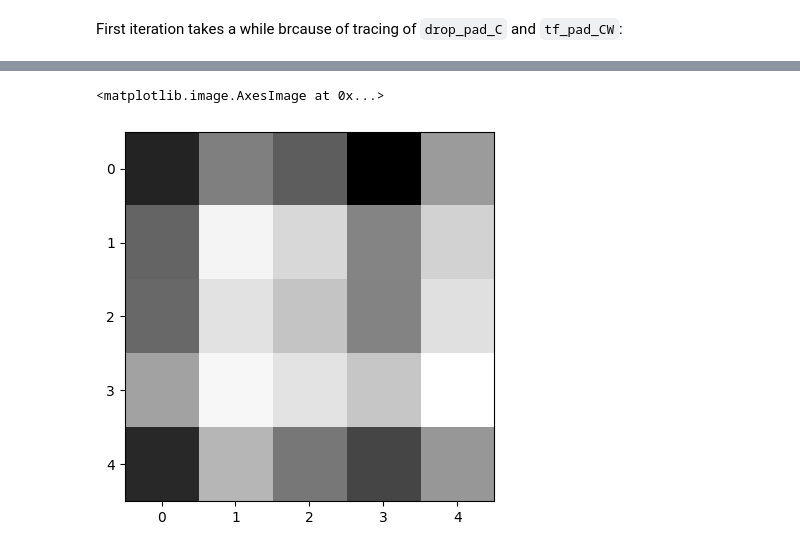
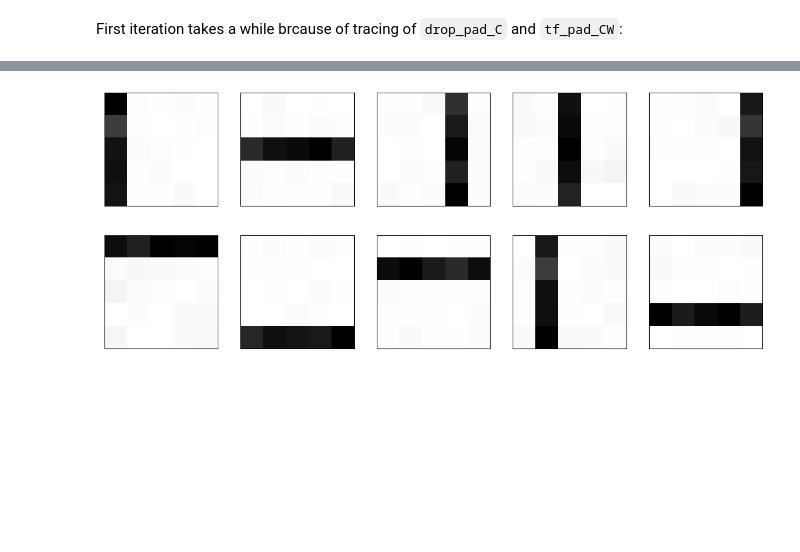
Before and after one commit to JannisZeller/topicflow, a Jupyter notebook: flexible_doclength.ipynb, the cells around one changed output, grey strips where cells are left out. Cells and saved outputs as stored; diff of their text form; code cells hidden in the pictures; blank space fills up the shorter version.

```diff
--- a/flexible_doclength.ipynb
+++ b/flexible_doclength.ipynb
@@ -543,15 +383,19 @@ assert test_Pi.shape == Pi.shape
 ### **Main Loop**
 
 Later: Add `@tf.function` decorator to `drop_pad_C` and replace `padd_CW` with `tf_padd_CW` in main loop.
+# %%
+Nmax = int(np.max(data.get_doc_lengths()))
+Ntotal = int(np.sum(data.get_doc_lengths()))
 # %%
-N_iter = 300
+N_iter = 200
 
-C_T_  = tf.constant(np.random.randint(0, 10, size=(N_idx.N_total)))
-C_TK_ = tf.one_hot(C_T_, K, axis=-1)
+C_Ntotal  = tf.constant(np.random.randint(0, K, size=Ntotal))
+C_DId_ = tf.RaggedTensor.from_row_lengths(
+    values=C_Ntotal,
+    row_lengths=W_DId.nested_row_lengths()[0])
+C_DIdK_ = tf.one_hot(C_DId_, K, axis=-1)
 
-# beta  = tf.constant(np.random.normal(size=(K, V)), dtype=tf.float32)
-# alpha = tf.constant(np.random.normal(size=(D, K)), dtype=tf.float32)
-beta  = tf.zeros(shape=(K, V), dtype=tf.float32)
-alpha = tf.zeros(shape=(D, K), dtype=tf.float32)
+beta  = tf.ones(shape=(K, V), dtype=tf.float32)
+alpha = tf.ones(shape=(D, K), dtype=tf.float32)
 # %% [markdown]
 Note that `W_T` and `N_idx` are fixed since they are observable from the data and do therefore not have to be initialized.
@@ -560,24 +402,20 @@ tf_padd_CW = fungen_pad_CW(N_idx)
 # %% [markdown]
 First iteration takes a while brcause of tracing of `drop_pad_C` and `tf_pad_CW`:
+# %%
+if data.uniform_doclengths:
+    C_DIdK_ = C_DIdK_.to_tensor()
 # %%
 Theta_store = []
-W_DNmax, C_DNmaxK = tf_padd_CW(W_T, C_TK_)
 for iter in tqdm(range(N_iter)):
 
-    ## Padd W_T and C_TK_ to Nmax                           # One can actually indeed omit the padding reduction. Pad once and then iterate
-    # W_DNmax, C_DNmaxK = tf_padd_CW(W_T, C_TK_)            # --
-
     ## Calculate N_DKV_ from W_DNmax and C_DNmaxK
-    N_DKV_ = tf_N_tensor(W_DNmax, C_DNmaxK)
+    N_DKV_ = tf_N_tensor(W_DId, C_DIdK_)
 
     ## Sample Theta_ and Pi_ from N_DKV_ and priors
     Theta_ = sample_Theta(N_DKV_, beta)
     Pi_    = sample_Pi(N_DKV_, alpha)
 
     ## Sample C_DNmaxK from Theta, Pi and N_DKV_
-    C_DNmaxK = sample_C(Theta_, Pi_, W_DNmax)
-
-    ## Drop Padding from C_DNmaxK                           # --
-    # C_TK_ = drop_pad_C(C_DNmaxK, N_idx.single_lengths)    # --
+    C_DIdK_ = sample_C(Theta_, Pi_, W_DId, Nmax)
 
     Theta_store.append(Theta_)
@@ -593,5 +424,4 @@ Theta_mean = tf.reduce_mean(Theta_store, axis=-1)
-# %%
-plt.imshow(tf.reshape(Theta_mean[3,:], (sqrtV, sqrtV)), cmap="Greys")
-# %% [output]
-<matplotlib.image.AxesImage at 0x...>
-[figure, removed]
+# %%
+fig = tp_utils.visualize_topics(Theta_, 2, int(Theta.shape[0] / 2))
+# %% [output]
+[figure, added]
```
Also changed, not shown: parts of 59 cells of this notebook, 5 other files.
